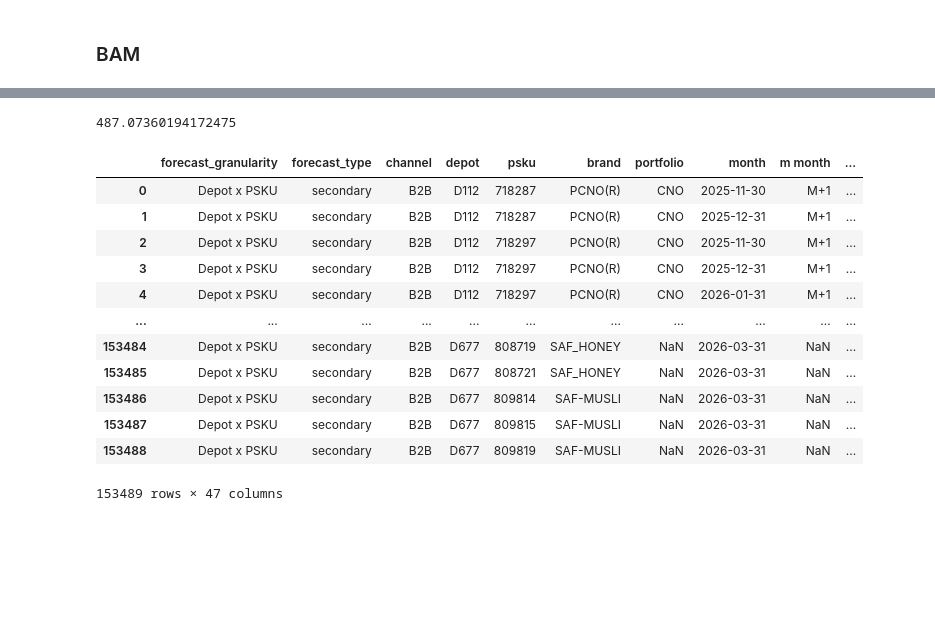
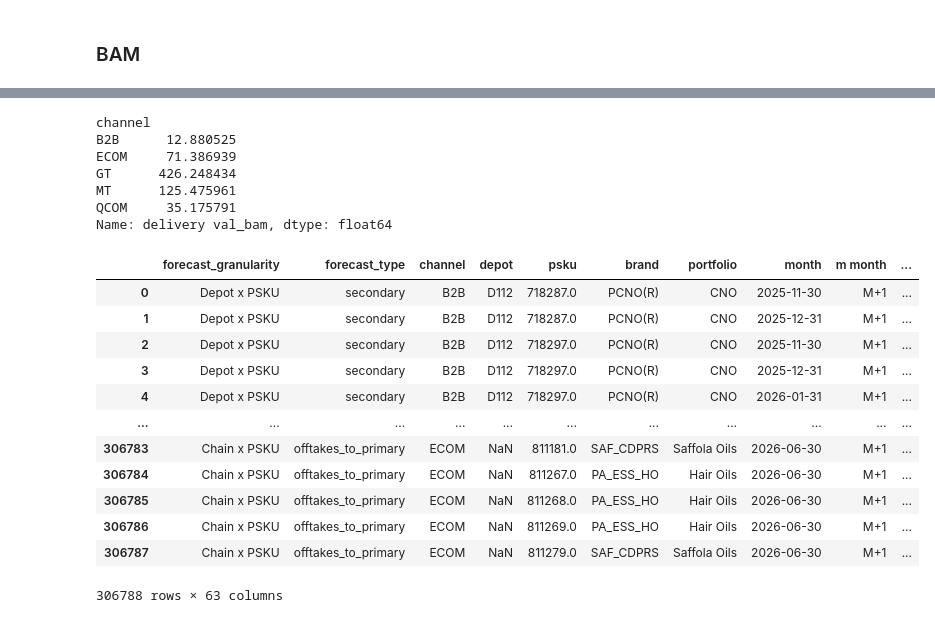
Before and after one commit to DSAmanSingh/collate_results_2, a Jupyter notebook: ALL Channels Accuracy_fva.ipynb, the cells around one changed output, grey strips where cells are left out. Saved outputs shown, nothing was run; the diff lists cells and outputs as text; code cells hidden in the pictures; blank space fills up the shorter version.

```diff
--- a/ALL Channels Accuracy_fva.ipynb
+++ b/ALL Channels Accuracy_fva.ipynb
@@ -1118,4 +479,10 @@ df
 # %%
-df[(df['channel'] == 'GT') & (df['month_date']=='2026-04-30')]['delivery val_bam'].sum()
+df[(df['month_date']=='2026-08-31')].groupby(['channel'])['delivery val_bam'].sum()
 # %% [output]
-487.07360194172475
+channel
+B2B      12.880525
+ECOM     71.386939
+GT      426.248434
+MT      125.475961
+QCOM     35.175791
+Name: delivery val_bam, dtype: float64
@@ -1124,17 +489,17 @@ df.to_csv('fva_depot_psku_april.csv', index=False)
 # %%
-previous_data = pd.read_excel('/data/aman_singh/acuuracy_check/fva_and_stat_accuracy.xlsx', sheet_name = 'fva_depot_psku_final')
+previous_data = pd.read_excel('/data/aman_singh/acuuracy_check/fva_and_stat_accuracy_till_june.xlsx', sheet_name = 'fva_depot_psku_final')
 previous_data
 # %% [output]
 |  | forecast_granularity | forecast_type | channel | depot | psku | brand | portfolio | month | m month | ... |
-| 0 | Depot x PSKU | secondary | B2B | D112 | 718287 | PCNO(R) | CNO | 2025-11-30 | M+1 | ... |
-| 1 | Depot x PSKU | secondary | B2B | D112 | 718287 | PCNO(R) | CNO | 2025-12-31 | M+1 | ... |
-| 2 | Depot x PSKU | secondary | B2B | D112 | 718297 | PCNO(R) | CNO | 2025-11-30 | M+1 | ... |
-| 3 | Depot x PSKU | secondary | B2B | D112 | 718297 | PCNO(R) | CNO | 2025-12-31 | M+1 | ... |
-| 4 | Depot x PSKU | secondary | B2B | D112 | 718297 | PCNO(R) | CNO | 2026-01-31 | M+1 | ... |
+| 0 | Depot x PSKU | secondary | B2B | D112 | 718287.0 | PCNO(R) | CNO | 2025-11-30 | M+1 | ... |
+| 1 | Depot x PSKU | secondary | B2B | D112 | 718287.0 | PCNO(R) | CNO | 2025-12-31 | M+1 | ... |
+| 2 | Depot x PSKU | secondary | B2B | D112 | 718297.0 | PCNO(R) | CNO | 2025-11-30 | M+1 | ... |
+| 3 | Depot x PSKU | secondary | B2B | D112 | 718297.0 | PCNO(R) | CNO | 2025-12-31 | M+1 | ... |
+| 4 | Depot x PSKU | secondary | B2B | D112 | 718297.0 | PCNO(R) | CNO | 2026-01-31 | M+1 | ... |
 | ... | ... | ... | ... | ... | ... | ... | ... | ... | ... | ... |
-| 153484 | Depot x PSKU | secondary | B2B | D677 | 808719 | SAF_HONEY | NaN | 2026-03-31 | NaN | ... |
-| 153485 | Depot x PSKU | secondary | B2B | D677 | 808721 | SAF_HONEY | NaN | 2026-03-31 | NaN | ... |
-| 153486 | Depot x PSKU | secondary | B2B | D677 | 809814 | SAF-MUSLI | NaN | 2026-03-31 | NaN | ... |
-| 153487 | Depot x PSKU | secondary | B2B | D677 | 809815 | SAF-MUSLI | NaN | 2026-03-31 | NaN | ... |
-| 153488 | Depot x PSKU | secondary | B2B | D677 | 809819 | SAF-MUSLI | NaN | 2026-03-31 | NaN | ... |
+| 306783 | Chain x PSKU | offtakes_to_primary | ECOM | NaN | 811181.0 | SAF_CDPRS | Saffola Oils | 2026-06-30 | M+1 | ... |
+| 306784 | Chain x PSKU | offtakes_to_primary | ECOM | NaN | 811267.0 | PA_ESS_HO | Hair Oils | 2026-06-30 | M+1 | ... |
+| 306785 | Chain x PSKU | offtakes_to_primary | ECOM | NaN | 811268.0 | PA_ESS_HO | Hair Oils | 2026-06-30 | M+1 | ... |
+| 306786 | Chain x PSKU | offtakes_to_primary | ECOM | NaN | 811269.0 | PA_ESS_HO | Hair Oils | 2026-06-30 | M+1 | ... |
+| 306787 | Chain x PSKU | offtakes_to_primary | ECOM | NaN | 811279.0 | SAF_CDPRS | Saffola Oils | 2026-06-30 | M+1 | ... |
-153489 rows × 47 columns
+306788 rows × 63 columns
```
Also changed, not shown: parts of 120 cells of this notebook, 9 other files.
